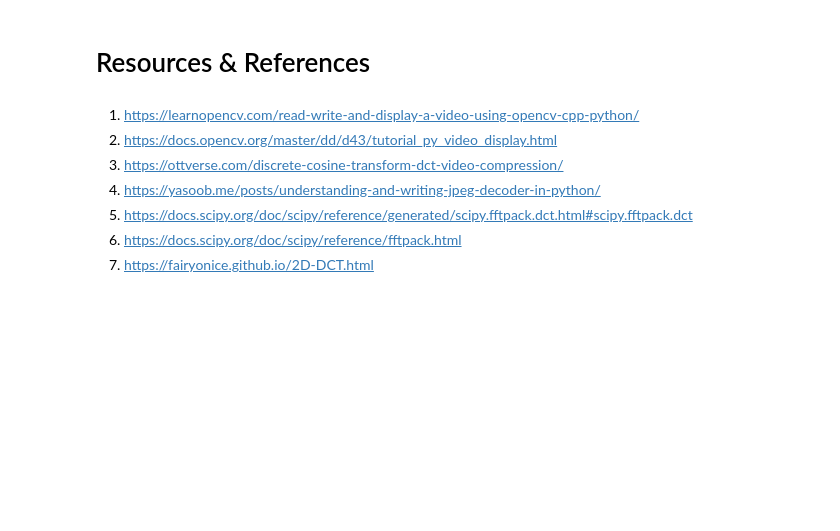
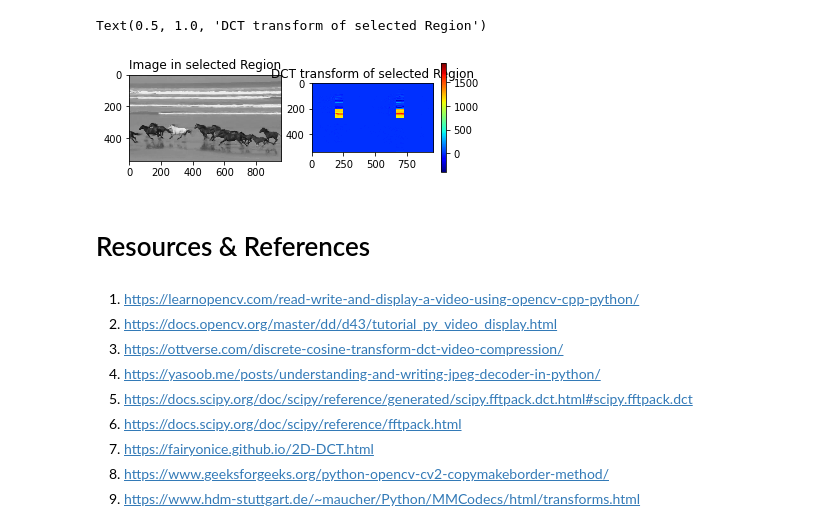
Before and after one commit to mohsenMahmoodzadeh/video-codec, a Jupyter notebook: Video Codec.ipynb, the cells around one changed output. Drawn from its saved outputs; the diff is of its cells as text; code cells hidden in the pictures; blank space fills up the shorter version.

```diff
--- a/Video Codec.ipynb
+++ b/Video Codec.ipynb
@@ -68,0 +41,4 @@ print(transformed_frames[0])
+# %%
+for i in range(len(gray_frames)):
+    current_gray_frame = gray_frames[i]
+    gray_frames[i] = cv2.copyMakeBorder(current_gray_frame, 2, 2, 0, 0, cv2.BORDER_REPLICATE)
@@ -68,0 +127,14 @@ print(transformed_frames[0])
+# %%
+blocksV= gray_frames[0].shape[0]//block_height
+blocksH= gray_frames[0].shape[1]//block_width
+print(blocksV)
+print(blocksH)
+vis0 = np.zeros((gray_frames[0].shape[0], gray_frames[0].shape[1]), np.float32)
+Trans = np.zeros((gray_frames[0].shape[0], gray_frames[0].shape[1]), np.float32)
+vis0[:gray_frames[0].shape[0], :gray_frames[0].shape[1]] = gray_frames[0]
+
+for row in range(blocksV):
+        for col in range(blocksH):
+                currentblock = cv2.dct(vis0[row*block_height:(row+1)*block_height, col*block_height:(col+1)*block_height])
+                Trans[row*block_height:(row+1)*block_height, col*block_height:(col+1)*block_height]=currentblock
+cv2.imwrite('Transformed.jpg', Trans)
@@ -69,3 +161,26 @@ print(transformed_frames[0])
+# %%
+from matplotlib import pyplot as plt
+from matplotlib.colors import Normalize
+import matplotlib.cm as cm
+B=8
+plt.figure()
+plt.subplot(1,2,1)
+img = gray_frames[0]
+# selectedImg= img[row*B:(row+1)*B,col*B:(col+1)*B]
+selectedImg= img
+N255=Normalize(0,255) #Normalization object, used by imshow()
+plt.imshow(selectedImg,cmap="gray",norm=N255,interpolation='nearest')
+plt.title("Image in selected Region")
+
+plt.subplot(1,2,2)
+# selectedTrans=Trans[row*B:(row+1)*B,col*B:(col+1)*B]
+selectedTrans=Trans
+plt.imshow(selectedTrans,cmap=cm.jet,interpolation='nearest')
+plt.colorbar(shrink=0.5)
+plt.title("DCT transform of selected Region")
+# %% [output]
+Text(0.5, 1.0, 'DCT transform of selected Region')
+[figure, added]
 # %% [markdown]
 # Resources & References
 # %% [markdown]
@@ -76,3 +191,5 @@ print(transformed_frames[0])
 5. https://docs.scipy.org/doc/scipy/reference/generated/scipy.fftpack.dct.html#scipy.fftpack.dct
 6. https://docs.scipy.org/doc/scipy/reference/fftpack.html
 7. https://fairyonice.github.io/2D-DCT.html
+8. https://www.geeksforgeeks.org/python-opencv-cv2-copymakeborder-method/
+9. https://www.hdm-stuttgart.de/~maucher/Python/MMCodecs/html/transforms.html
```
Also changed, not shown: parts of 22 cells of this notebook.
